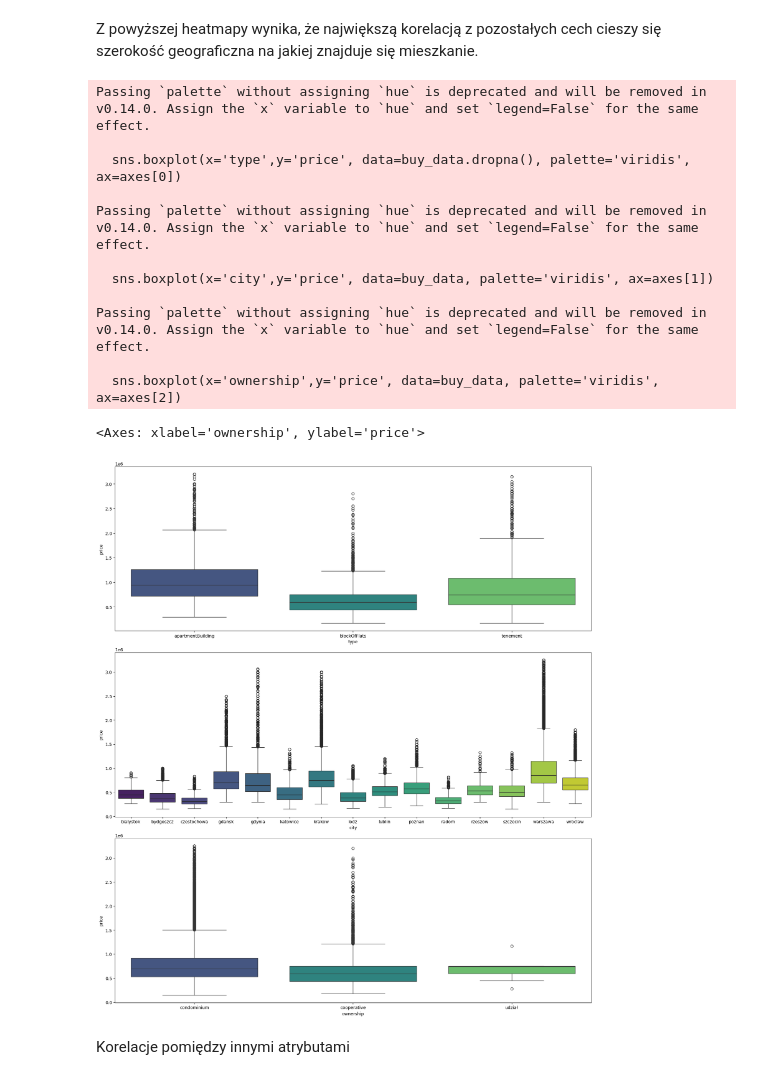
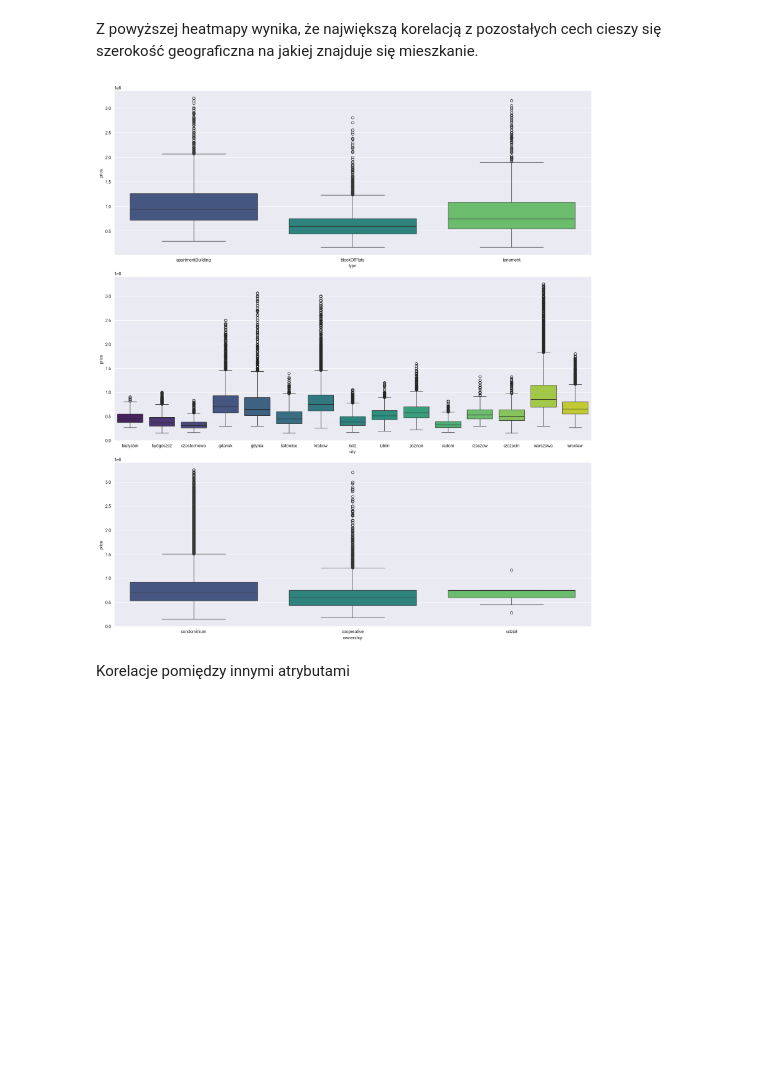
Before and after one commit to barpil/Analiza_danych_rynku_mieszkaniowego, a Jupyter notebook: ProjektPRiAD.ipynb, the cells around one changed output. Cells and saved outputs as stored; diff of their text form; code cells hidden in the pictures; blank space fills up the shorter version.

```diff
--- a/ProjektPRiAD.ipynb
+++ b/ProjektPRiAD.ipynb
@@ -351,23 +348,12 @@ plt.show()
 Z powyższej heatmapy wynika, że największą korelacją z pozostałych cech cieszy się szerokość geograficzna na jakiej znajduje się mieszkanie.
 # %%
 fig, axes = plt.subplots(3, 1, figsize=(16,18), constrained_layout=True)
-sns.boxplot(x='type',y='price', data=buy_data.dropna(), palette='viridis', ax=axes[0])
-sns.boxplot(x='city',y='price', data=buy_data, palette='viridis', ax=axes[1])
-sns.boxplot(x='ownership',y='price', data=buy_data, palette='viridis', ax=axes[2])
+sns.boxplot(x='type', y='price', hue='type', data=buy_data.dropna(), palette='viridis', ax=axes[0], legend=False)
+sns.boxplot(x='city', y='price', hue='city', data=buy_data, palette='viridis', ax=axes[1], legend=False)
+sns.boxplot(x='ownership', y='price', hue='ownership', data=buy_data, palette='viridis', ax=axes[2], legend=False)
+plt.show()
 # %% [output]
-Passing `palette` without assigning `hue` is deprecated and will be removed in v0.14.0. Assign the `x` variable to `hue` and set `legend=False` for the same effect.
-
-  sns.boxplot(x='type',y='price', data=buy_data.dropna(), palette='viridis', ax=axes[0])
-
-Passing `palette` without assigning `hue` is deprecated and will be removed in v0.14.0. Assign the `x` variable to `hue` and set `legend=False` for the same effect.
-
-  sns.boxplot(x='city',y='price', data=buy_data, palette='viridis', ax=axes[1])
-
-Passing `palette` without assigning `hue` is deprecated and will be removed in v0.14.0. Assign the `x` variable to `hue` and set `legend=False` for the same effect.
-
-  sns.boxplot(x='ownership',y='price', data=buy_data, palette='viridis', ax=axes[2])
-<Axes: xlabel='ownership', ylabel='price'>
-[figure, old version]
+[figure, new version]
 # %% [markdown]
 Korelacje pomiędzy innymi atrybutami
 # %%
```
Also changed, not shown: parts of 25 cells of this notebook.
